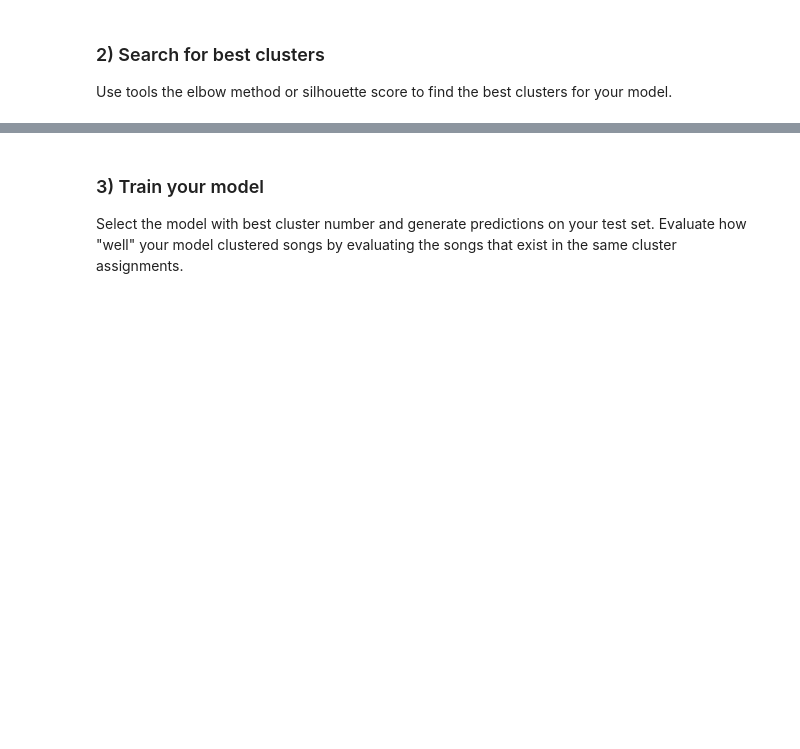
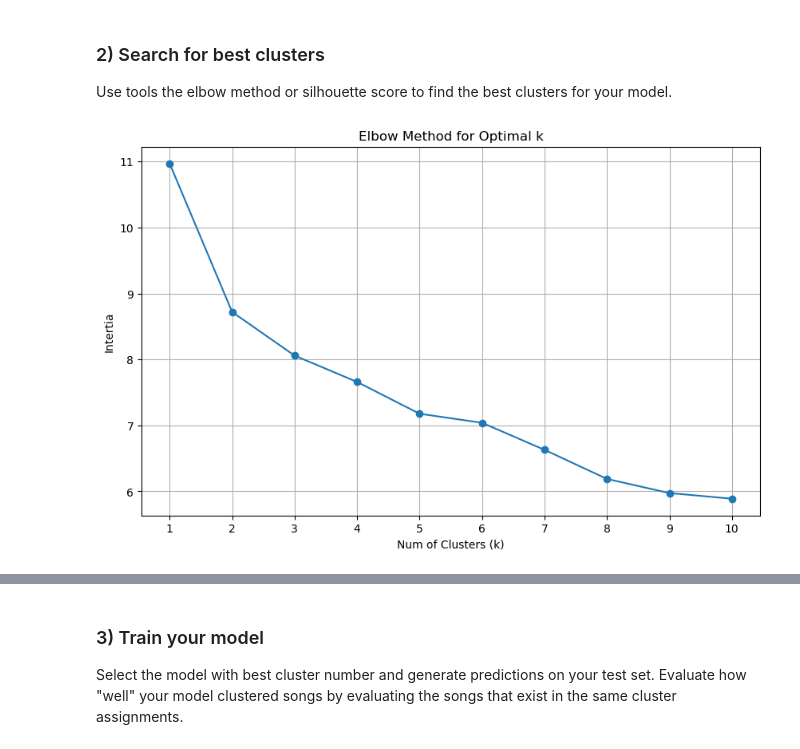
Before and after one commit to jesseniadia/music-recommendation-mini-tlab-7, a Jupyter notebook: notebooks/clustering.ipynb, the cells around one changed output, grey strips where cells are left out. Saved outputs shown, nothing was run; the diff lists cells and outputs as text; code cells hidden in the pictures; blank space fills up the shorter version.

Commit message:
Update Notebook and KMeans Model

```diff
--- a/notebooks/clustering.ipynb
+++ b/notebooks/clustering.ipynb
@@ -61,0 +67,17 @@ Use tools the elbow method or silhouette score to find the best clusters for you
+# %%
+# sesarch for best clusters, using elbow method
+inertia = []
+for k in range(1, 11):
+    kmeans = KMeans(n_clusters=k, random_state=42)
+    kmeans.fit(X)
+    inertia.append(kmeans.inertia_)
+plt.figure(figsize=(10, 6))
+plt.plot(range(1, 11), inertia, marker='o')
+plt.title('Elbow Method for Optimal k')
+plt.xlabel('Num of Clusters (k)')
+plt.ylabel('Intertia')
+plt.xticks(range(1, 11))
+plt.grid()
+plt.show()
+# %% [output]
+[figure, added]
```
Also changed, not shown: parts of 14 cells of this notebook, 2 other files.
